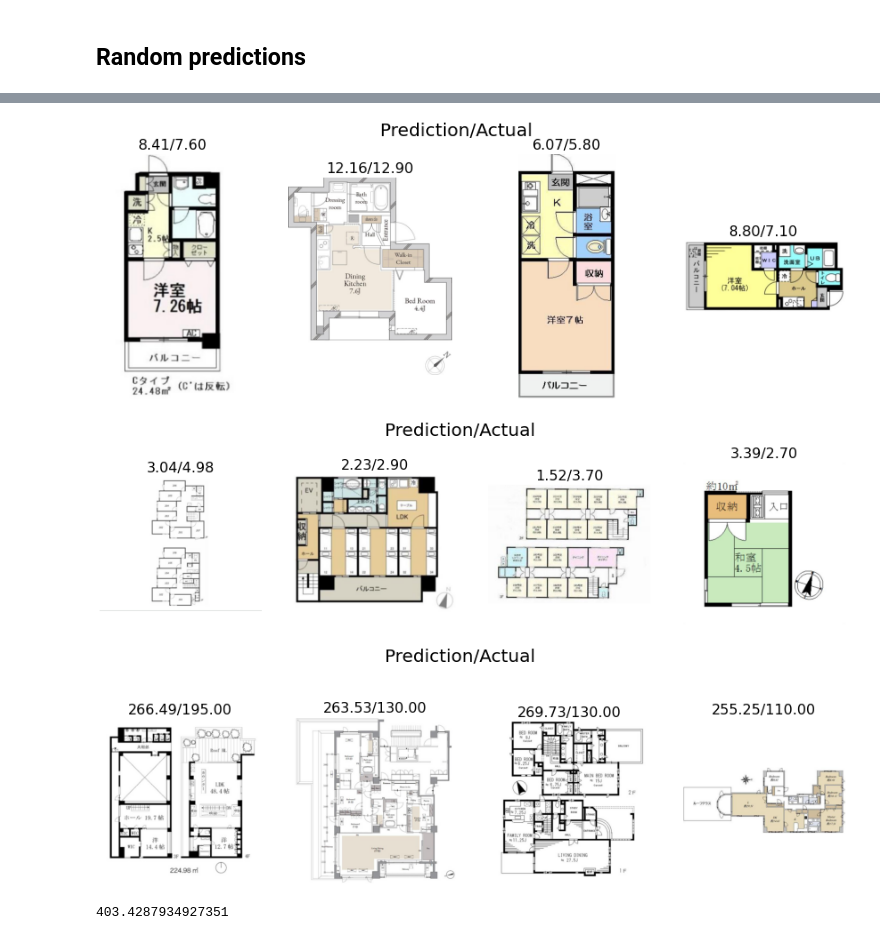
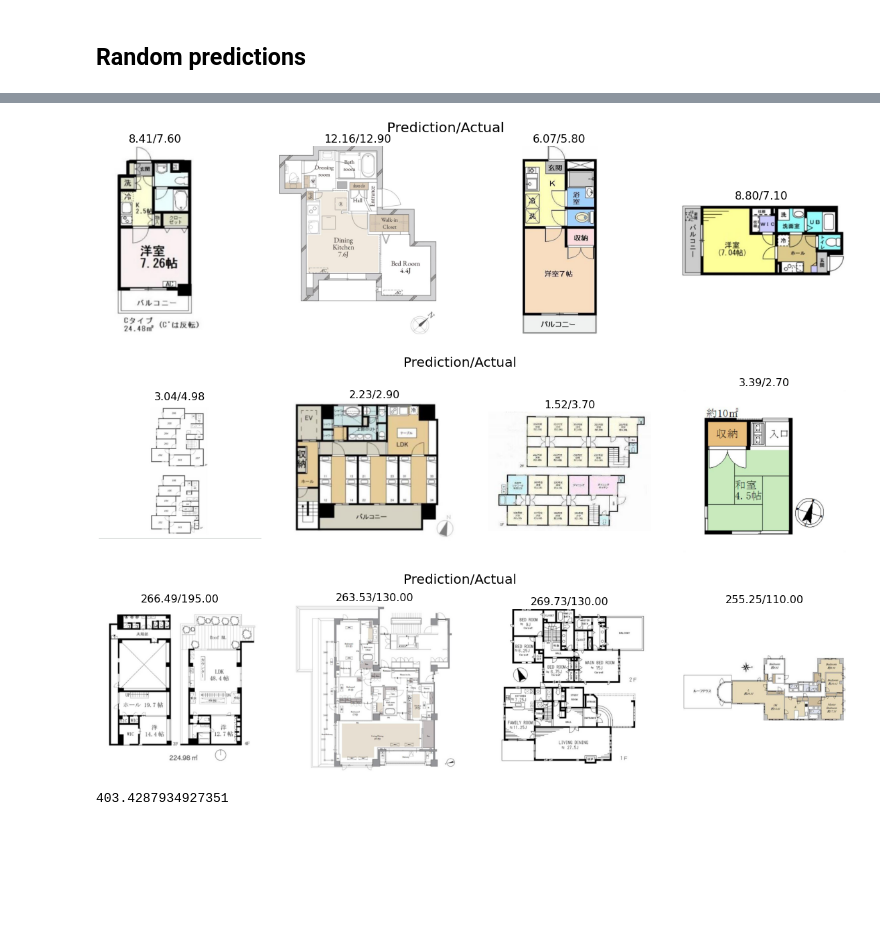
Before and after one commit to jiyans/real_estate_analysis, a Jupyter notebook: analysis/python/qualitative_analysis.ipynb, the cells around one changed output, grey strips where cells are left out. Cells and saved outputs as stored; diff of their text form; code cells hidden in the pictures; blank space fills up the shorter version.

Commit message:
Adding some figures

```diff
--- a/analysis/python/qualitative_analysis.ipynb
+++ b/analysis/python/qualitative_analysis.ipynb
@@ -91,21 +129,16 @@ mod2 = lm(
 # %% [markdown]
 # Stargazer
 # %%
-from stargazer.stargazer import Stargazer
-
+from stargazer.stargazer import Stargazer, LineLocation
 def latex_format(name, cap):
     template = "\n\caption{{\label{{{}}}{}}}\n"
     return template.format(name, cap)
 
-def write_label(capstring, tab_file):
-    outstring=""
-    with open(tab_file, "r") as f:
-        outstring = (f" {capstring} ".join(f.readline().split(" ")))
-        outstring += f.read()
-    with open(tab_file, "w") as f:
-        f.write(outstring)
 
-sg = Stargazer([mod1, mod2])
+sg = Stargazer([mod1, mod2, mod3])
+def de_free(mod):
+    return sg.extract_model_data(mod)["degree_freedom"]
+
 styles = list(filter(lambda x: x.startswith("apt_style"), sg.cov_names))
 
 order = [
@@ -130,10 +163,12 @@ sg.rename_covariates({
     "apt_admin_price": "Administration Price",
     "time_to_station" : "Time to station",
     "time_to_station_sq": "Time to station\(^2\)",
-    "viz_preds": 'NN "attractiveness"',
+    "viz_preds": 'NN Factor',
 })
-sg.custom_columns(['Without NN', 'With NN'], [1, 1])
+sg.add_line('Degrees of Freedom', [de_free(mod1), de_free(mod2), de_free(mod3)], LineLocation.FOOTER_TOP)
+sg.custom_columns(['1) Without NN', '2) With NN', "3) Only NN"], [1, 1, 1])
 sg.show_model_numbers(False)
-sg.add_custom_notes(['"df" denotes the degrees of freedom'])
+sg.add_custom_notes([''])
 sg.dependent_variable_name("Dependent variable: \( log(apt\_rent) \)")
+sg.show_degrees_of_freedom(False)
 sg.dependent_variable = ""
@@ -159,5 +194,5 @@ sg
 # %%
-# tab_file="../../paper/assets/table2.tex"
-# with open(tab_file, "w") as f:
-#     f.write(sg.render_latex())
+tab_file="../../paper/assets/table2.tex"
+with open(tab_file, "w") as f:
+    f.write(sg.render_latex())
 # %%
@@ -243,8 +299,10 @@ random_images(5)
+# %%
+dpi=150
 # %%
-x = show_imgs(random_images(4, seed=2021), figsize=(15, 5))
-# x.savefig("../../paper/assets/random_table.png", dpi=300)
+x = show_imgs(random_images(4, seed=2021), figsize=(20, 5))
+x.savefig("../../paper/assets/random_table.png", dpi=dpi)
 # %% [output]
-[figure, old version]
+[figure, new version]
 # %%
 from fastcore.all import L
 # %%
@@ -253,18 +311,18 @@ N = 12
 highest_idx = L(df.sort_values("viz_preds").index.to_list()[:M])
 np.random.seed(41)
 rands = highest_idx[list(np.random.randint(0, M, 4))]
-x = show_imgs(image_triple(rands), figsize=(15, 4))
-# x.savefig("../../paper/assets/random_negtop100.png")
+x = show_imgs(image_triple(rands), figsize=(20, 5))
+x.savefig("../../paper/assets/random_negtop100.png", dpi=dpi)
 # %% [output]
-[figure, old version]
+[figure, new version]
 # %%
 highest_idx = L(df.sort_values("viz_preds", ascending=False).index.to_list()[:M])
 np.random.seed(49)
 rands = highest_idx[list(np.random.randint(0, M, 4))]
-x = show_imgs(image_triple(rands), figsize=(15, 5))
-x.savefig("../../paper/assets/rand_top_100.png", dpi=600)
+x = show_imgs(image_triple(rands), figsize=(20, 5))
+x.savefig("../../paper/assets/rand_top_100.png", dpi=dpi)
 # %% [output]
-[figure, old version]
+[figure, new version]
 # %%
 np.exp(6)
 # %% [output]
```
Also changed, not shown: parts of 17 cells of this notebook.
